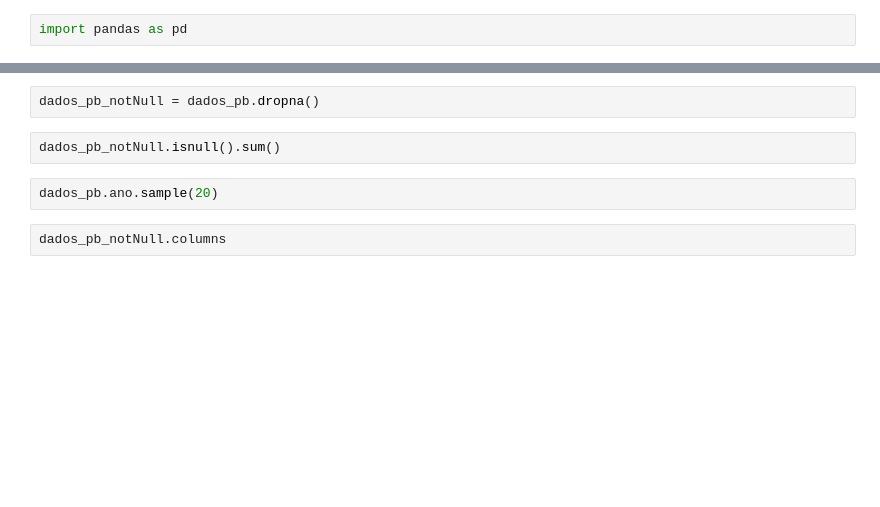
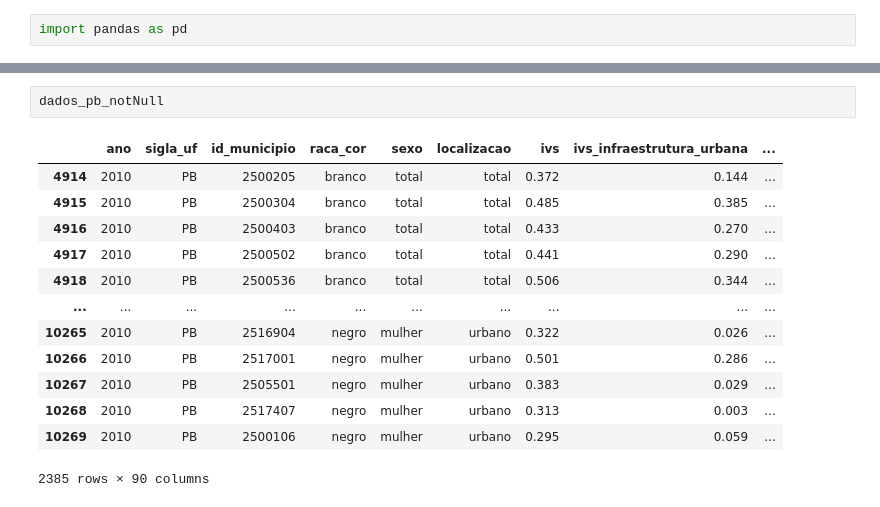
Before and after one commit to ryanjorgeac/projeto-ad1, a Jupyter notebook: relatorio.ipynb, the cells around one changed output, grey strips where cells are left out. Drawn from its saved outputs; the diff is of its cells as text; blank space fills up the shorter version.

```diff
--- a/relatorio.ipynb
+++ b/relatorio.ipynb
@@ -25,8 +63,16 @@ dados_pb.shape
 # %%
-dados_pb_notNull = dados_pb.dropna()
+dados_pb_notNull
+# %% [output]
+|  | ano | sigla_uf | id_municipio | raca_cor | sexo | localizacao | ivs | ivs_infraestrutura_urbana | ... |
+| 4914 | 2010 | PB | 2500205 | branco | total | total | 0.372 | 0.144 | ... |
+| 4915 | 2010 | PB | 2500304 | branco | total | total | 0.485 | 0.385 | ... |
+| 4916 | 2010 | PB | 2500403 | branco | total | total | 0.433 | 0.270 | ... |
+| 4917 | 2010 | PB | 2500502 | branco | total | total | 0.441 | 0.290 | ... |
+| 4918 | 2010 | PB | 2500536 | branco | total | total | 0.506 | 0.344 | ... |
+| ... | ... | ... | ... | ... | ... | ... | ... | ... | ... |
+| 10265 | 2010 | PB | 2516904 | negro | mulher | urbano | 0.322 | 0.026 | ... |
+| 10266 | 2010 | PB | 2517001 | negro | mulher | urbano | 0.501 | 0.286 | ... |
+| 10267 | 2010 | PB | 2505501 | negro | mulher | urbano | 0.383 | 0.029 | ... |
+| 10268 | 2010 | PB | 2517407 | negro | mulher | urbano | 0.313 | 0.003 | ... |
+| 10269 | 2010 | PB | 2500106 | negro | mulher | urbano | 0.295 | 0.059 | ... |
+2385 rows × 90 columns
-# %%
-dados_pb_notNull.isnull().sum()
-# %%
-dados_pb.ano.sample(20)
-# %%
-dados_pb_notNull.columns
```
Also changed, not shown: parts of 7 cells of this notebook, 2 other files.
